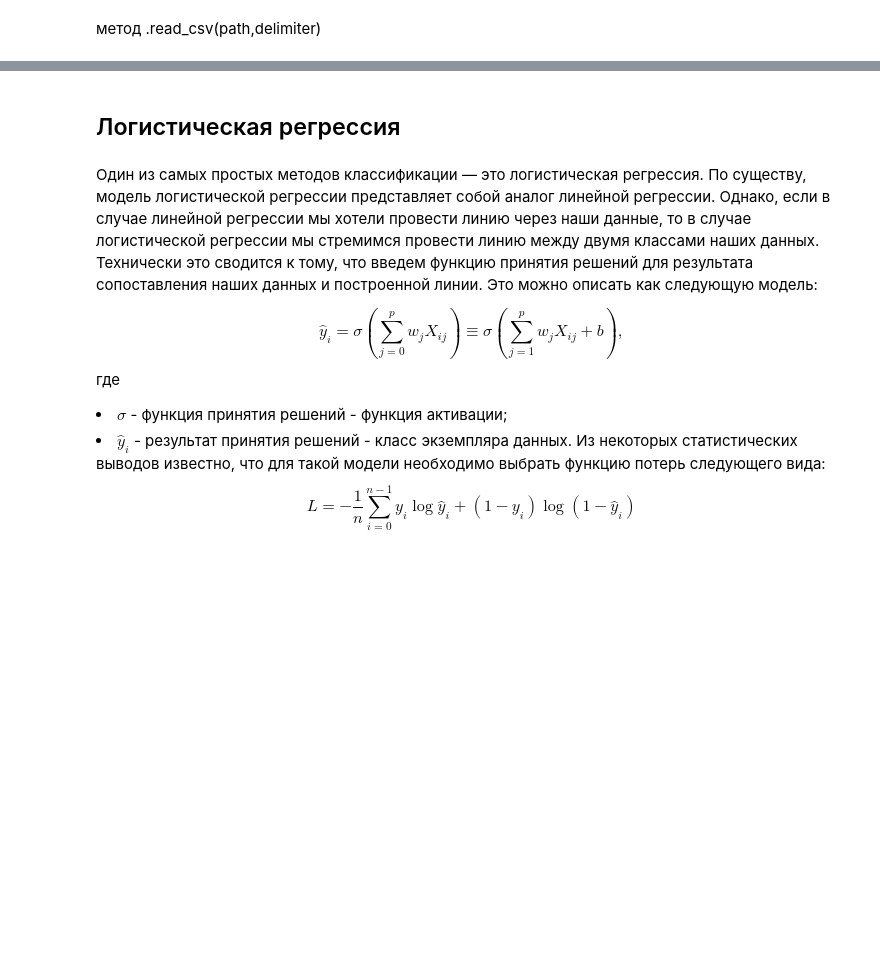
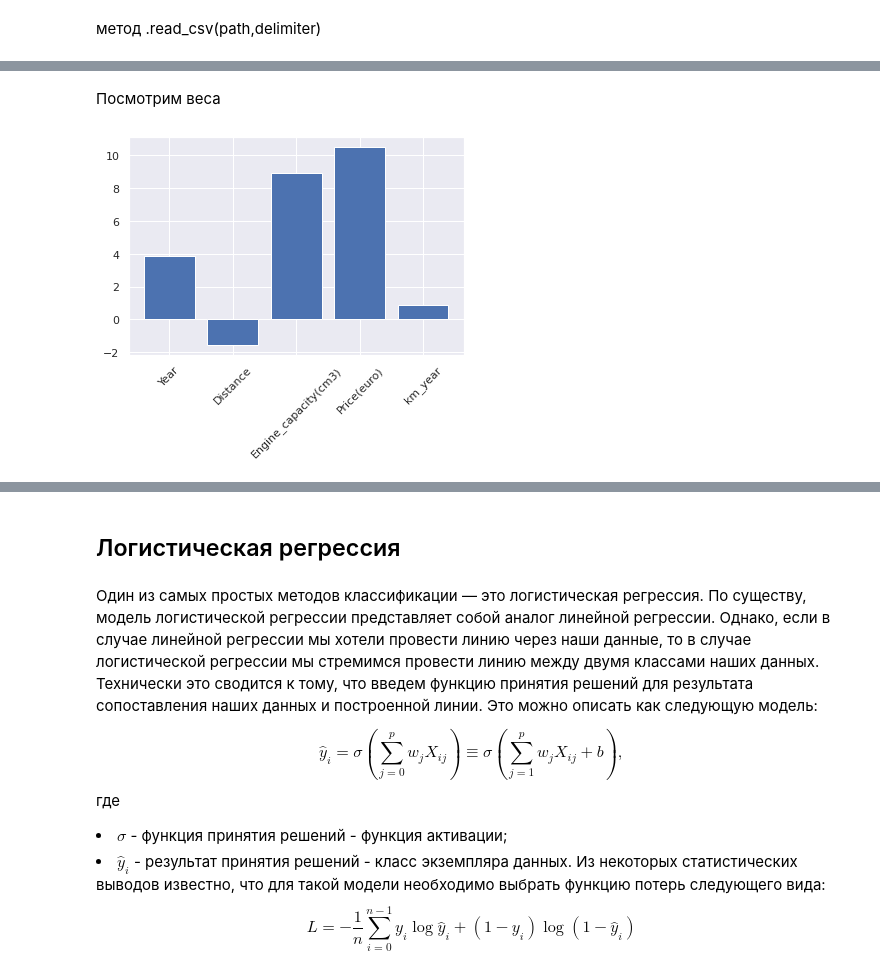
Before and after one commit to lizalanchu/Cars_Moldova_homework1-, a Jupyter notebook: Дз3_Car_Moldova_SE.ipynb, the cells around one changed output, grey strips where cells are left out. Saved outputs shown, nothing was run; the diff lists cells and outputs as text; code cells hidden in the pictures; blank space fills up the shorter version.

```diff
--- a/Дз3_Car_Moldova_SE.ipynb
+++ b/Дз3_Car_Moldova_SE.ipynb
@@ -41,0 +394,8 @@ df
+# %% [markdown]
+Посмотрим веса
+# %%
+w, b = regr.get_w_and_b()
+plt.bar(x = range(w.size),height=w)
+plt.xticks(range(w.size),features_names, rotation = 45 );
+# %% [output]
+[figure, added]
```
Also changed, not shown: parts of 81 cells of this notebook.
